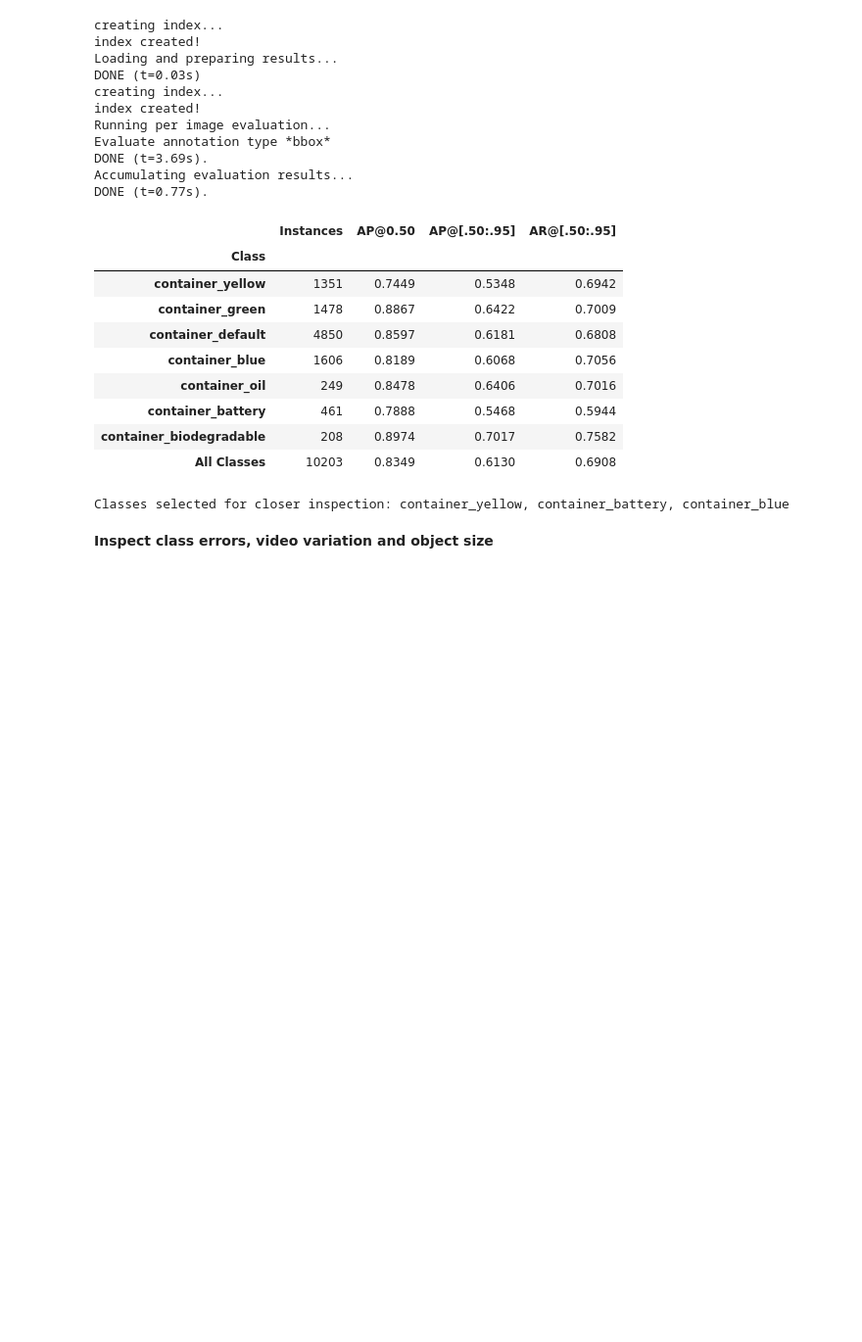
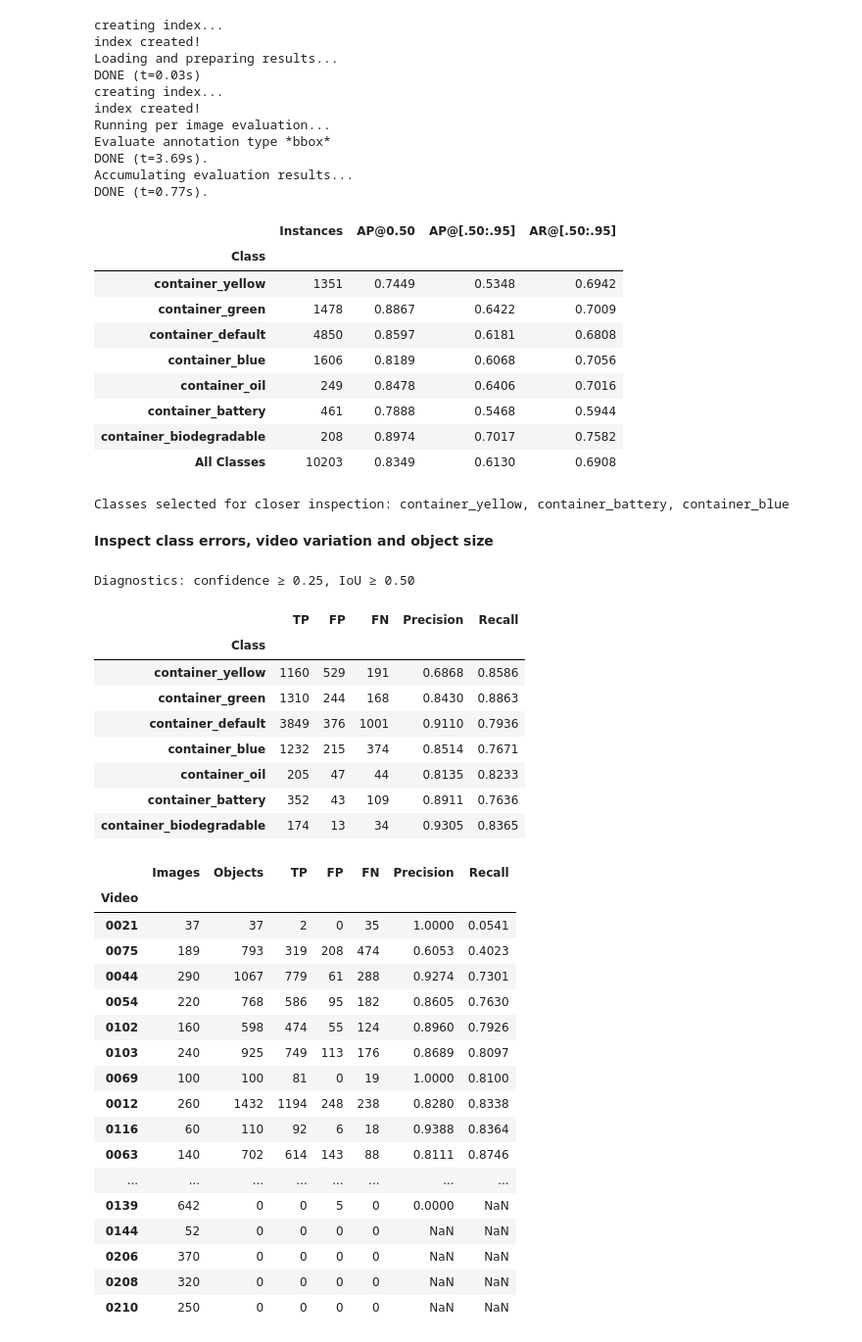
Before and after one commit to mdmohsin212/WasteScope, a Jupyter notebook: notebooks/detection/analysis.ipynb, the cells around one changed output. Shown at 98% size. Drawn from its saved outputs; the diff is of its cells as text; code cells hidden in the pictures; blank space fills up the shorter version.

```diff
--- a/notebooks/detection/analysis.ipynb
+++ b/notebooks/detection/analysis.ipynb
@@ -384,3 +384,71 @@ DONE (t=0.77s).
 Classes selected for closer inspection: container_yellow, container_battery, container_blue
 # %% [markdown]
 **Inspect class errors, video variation and object size**
+# %%
+image_errors = errors.per_image.copy()
+image_errors["Video"] = image_errors["Image"].map(video_id)
+
+video_results = image_errors.groupby("Video").agg(
+    Images=("Image", "size"), Objects=("Objects", "sum"),
+    TP=("TP", "sum"), FP=("FP", "sum"), FN=("FN", "sum")
+)
+video_results["Precision"] = video_results["TP"] / (video_results["TP"] + video_results["FP"]).replace(0, np.nan)
+
+video_results["Recall"] = video_results["TP"] / (video_results["TP"] + video_results["FN"]).replace(0, np.nan)
+
+gt = evaluation.cocoGt
+dt = evaluation.cocoDt
+object_rows = []
+
+for annotation in annotations:
+    image = gt.imgs[annotation["image_id"]]
+    scale = IMGSZ / max(image["width"], image["height"])
+    object_rows.append({
+        "Class": gt.cats[annotation["category_id"]]["name"],
+        "Outcome": "Detected" if annotation["id"] in errors.matched_gt_ids else "Missed",
+        "Estimated short side (px)": min(annotation["bbox"][2:]) * scale,
+    })
+
+
+objects = pd.DataFrame(object_rows, columns=[
+    "Class", "Outcome", "Estimated short side (px)"
+])
+size_results = objects.groupby(["Class", "Outcome"])[
+    "Estimated short side (px)"
+].agg(["count", "median"])
+
+backgrounds = image_errors[image_errors["Objects"] == 0]
+background_false_alarms = int((backgrounds["FP"] > 0).sum())
+
+print(f"Diagnostics: confidence ≥ {REVIEW_CONF}, IoU ≥ 0.50")
+display(errors.per_class.round(4))
+display(video_results.sort_values("Recall").round(4))
+# %% [output]
+Diagnostics: confidence ≥ 0.25, IoU ≥ 0.50
+|  | TP | FP | FN | Precision | Recall |
+| Class |  |  |  |  |  |
+| container_yellow | 1160 | 529 | 191 | 0.6868 | 0.8586 |
+| container_green | 1310 | 244 | 168 | 0.8430 | 0.8863 |
+| container_default | 3849 | 376 | 1001 | 0.9110 | 0.7936 |
+| container_blue | 1232 | 215 | 374 | 0.8514 | 0.7671 |
+| container_oil | 205 | 47 | 44 | 0.8135 | 0.8233 |
+| container_battery | 352 | 43 | 109 | 0.8911 | 0.7636 |
+| container_biodegradable | 174 | 13 | 34 | 0.9305 | 0.8365 |
+|  | Images | Objects | TP | FP | FN | Precision | Recall |
+| Video |  |  |  |  |  |  |  |
+| 0021 | 37 | 37 | 2 | 0 | 35 | 1.0000 | 0.0541 |
+| 0075 | 189 | 793 | 319 | 208 | 474 | 0.6053 | 0.4023 |
+| 0044 | 290 | 1067 | 779 | 61 | 288 | 0.9274 | 0.7301 |
+| 0054 | 220 | 768 | 586 | 95 | 182 | 0.8605 | 0.7630 |
+| 0102 | 160 | 598 | 474 | 55 | 124 | 0.8960 | 0.7926 |
+| 0103 | 240 | 925 | 749 | 113 | 176 | 0.8689 | 0.8097 |
+| 0069 | 100 | 100 | 81 | 0 | 19 | 1.0000 | 0.8100 |
+| 0012 | 260 | 1432 | 1194 | 248 | 238 | 0.8280 | 0.8338 |
+| 0116 | 60 | 110 | 92 | 6 | 18 | 0.9388 | 0.8364 |
+| 0063 | 140 | 702 | 614 | 143 | 88 | 0.8111 | 0.8746 |
+| ... | ... | ... | ... | ... | ... | ... | ... |
+| 0139 | 642 | 0 | 0 | 5 | 0 | 0.0000 | NaN |
+| 0144 | 52 | 0 | 0 | 0 | 0 | NaN | NaN |
+| 0206 | 370 | 0 | 0 | 0 | 0 | NaN | NaN |
+| 0208 | 320 | 0 | 0 | 0 | 0 | NaN | NaN |
+| 0210 | 250 | 0 | 0 | 0 | 0 | NaN | NaN |
```
Also changed, not shown: parts of 6 cells of this notebook.
